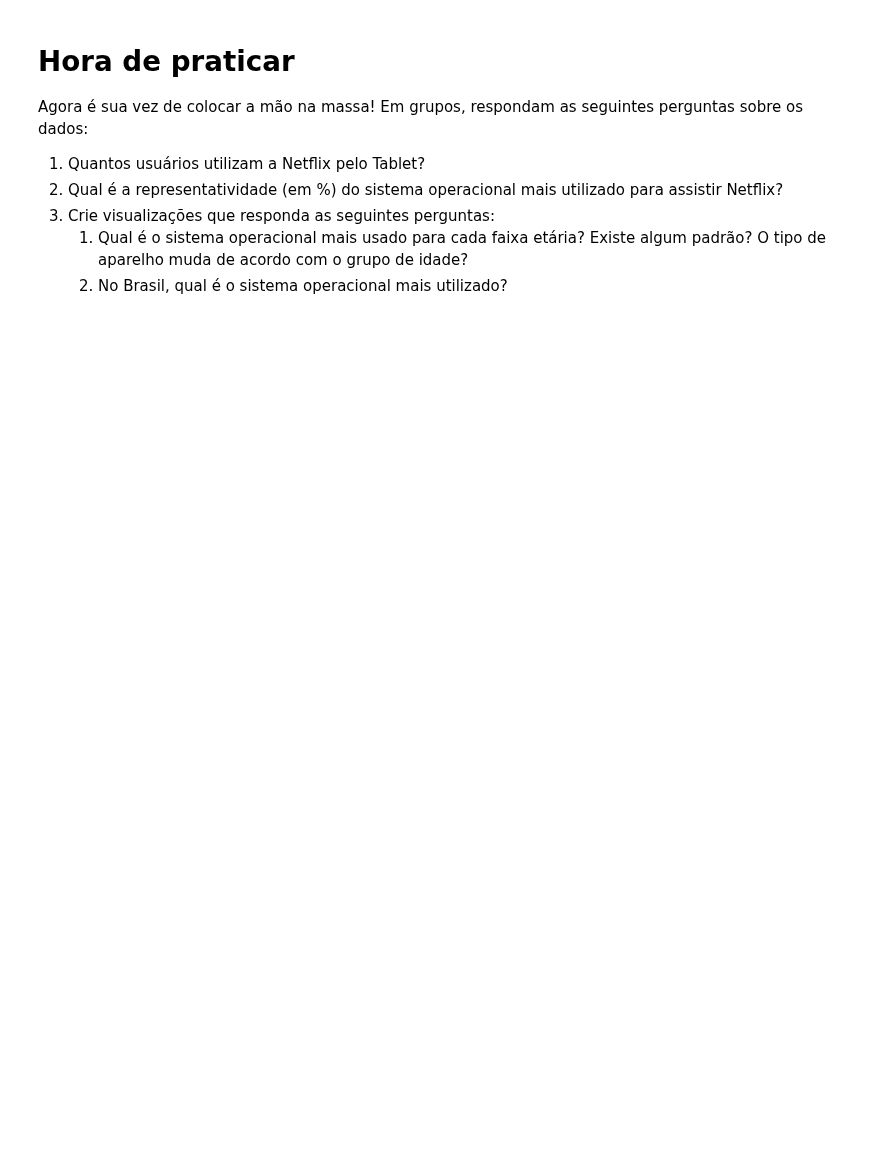
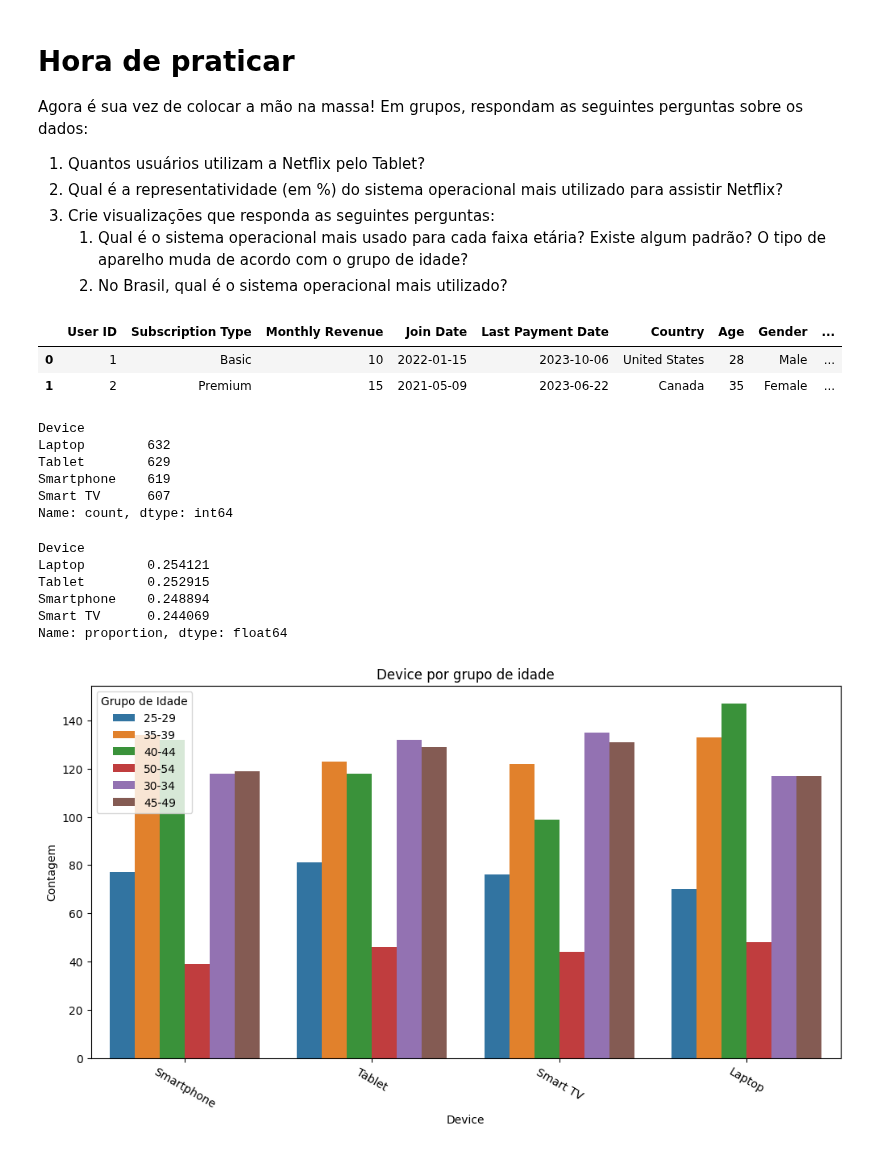
Before and after one commit to reprograma/on29-python-s14-analise-de-dados, a Jupyter notebook: material/s14_parte1.ipynb, the cells around one changed output. Drawn from its saved outputs; the diff is of its cells as text; code cells hidden in the pictures; blank space fills up the shorter version.

```diff
--- a/material/s14_parte1.ipynb
+++ b/material/s14_parte1.ipynb
@@ -340,11 +607,59 @@ Agora é sua vez de colocar a mão na massa! Em grupos, respondam as seguintes p
 3. Crie visualizações que responda as seguintes perguntas:
     1. Qual é o sistema operacional mais usado para cada faixa etária? Existe algum padrão? O tipo de aparelho muda de acordo com o grupo de idade?
     2. No Brasil, qual é o sistema operacional mais utilizado?
+# %%
+df_netflix.head(2)
+# %% [output]
+|  | User ID | Subscription Type | Monthly Revenue | Join Date | Last Payment Date | Country | Age | Gender | ... |
+| 0 | 1 | Basic | 10 | 2022-01-15 | 2023-10-06 | United States | 28 | Male | ... |
+| 1 | 2 | Premium | 15 | 2021-05-09 | 2023-06-22 | Canada | 35 | Female | ... |
 # %%
 # 1 - Quantos usuários utilizam a Netflix pelo Tablet?
+df_netflix['Device'].value_counts()
+# %% [output]
+Device
+Laptop        632
+Tablet        629
+Smartphone    619
+Smart TV      607
+Name: count, dtype: int64
 # %%
 # 2 - Qual é a representatividade (em %) do sistema operacional (device) mais utilizado para assistir Netflix?
+df_netflix['Device'].value_counts(normalize=True)
+# %% [output]
+Device
+Laptop        0.254121
+Tablet        0.252915
+Smartphone    0.248894
+Smart TV      0.244069
+Name: proportion, dtype: float64
 # %%
 # 3 Crie visualizações que responda as seguintes perguntas:
    # 1. Qual é o sistema operacional mais usado para cada faixa etária? Existe algum padrão? O tipo de aparelho muda de acordo com o grupo de idade?
    # 2. No Brasil, qual é o sistema operacional mais utilizado?
+# %%
+# definir tamanho da figura
+
+plt.figure(figsize=(12, 6))
+
+# instanciar o tipo de plotagem, no caso, um countplot usando x como os países
+# com tonalidades das barras definidas pelo tipo de plano
+
+sns.countplot(data = df_netflix,
+              x = 'Device',
+              hue = 'grupo_idade')
+
+# definir texto do título e eixos x e y
+plt.title('Device por grupo de idade')
+plt.xlabel('Device')
+plt.ylabel('Contagem')
+
+# como o texto do eixo x é longo, podemos rotacioná-lo para melhorar a visualização
+plt.xticks(rotation=330)
+
+# plotar e definir texto da legenda
+plt.legend(title = 'Grupo de Idade')
+
+plt.show()
+# %% [output]
+[figure, added]
```
Also changed, not shown: parts of 28 cells of this notebook, 2 other files.
